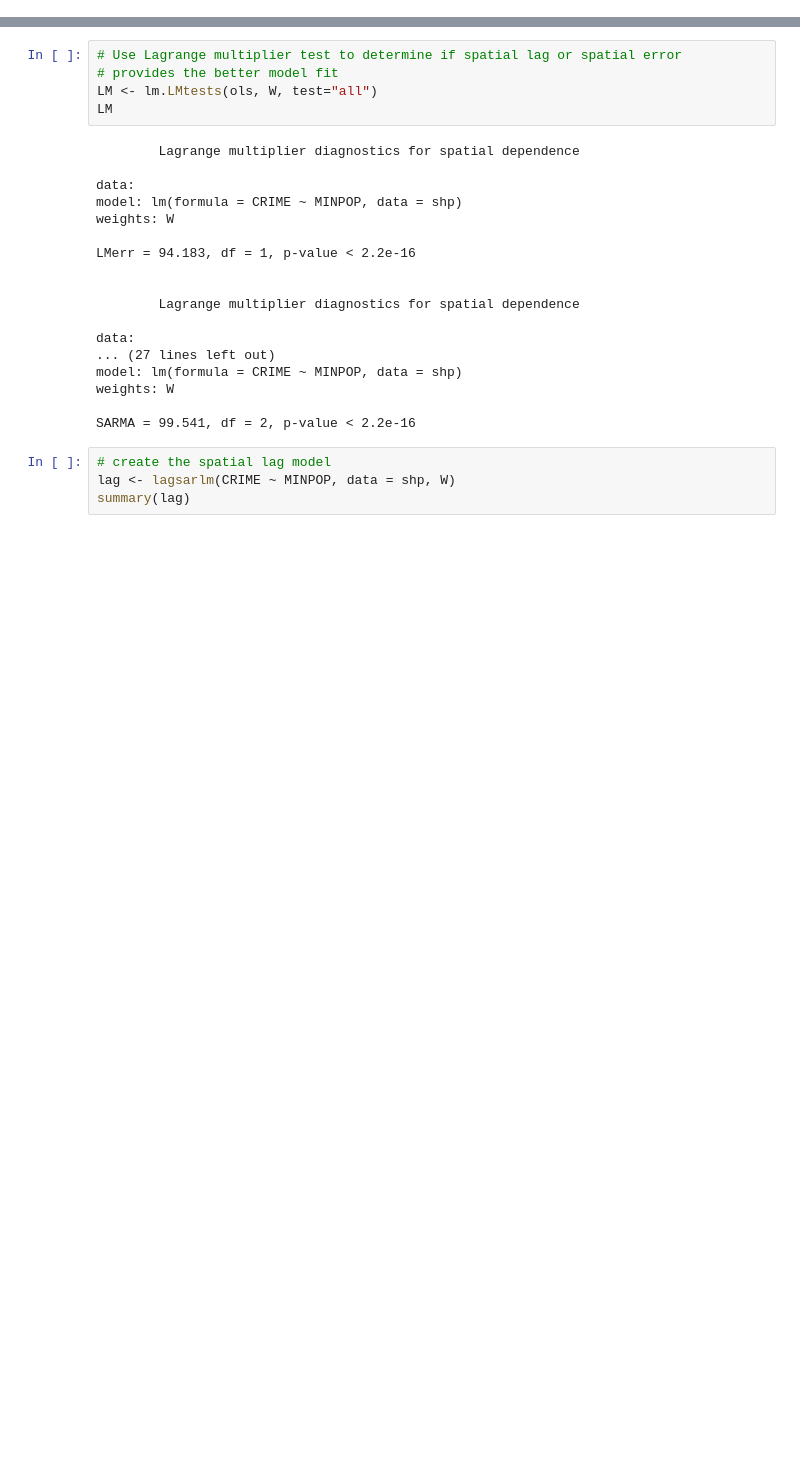
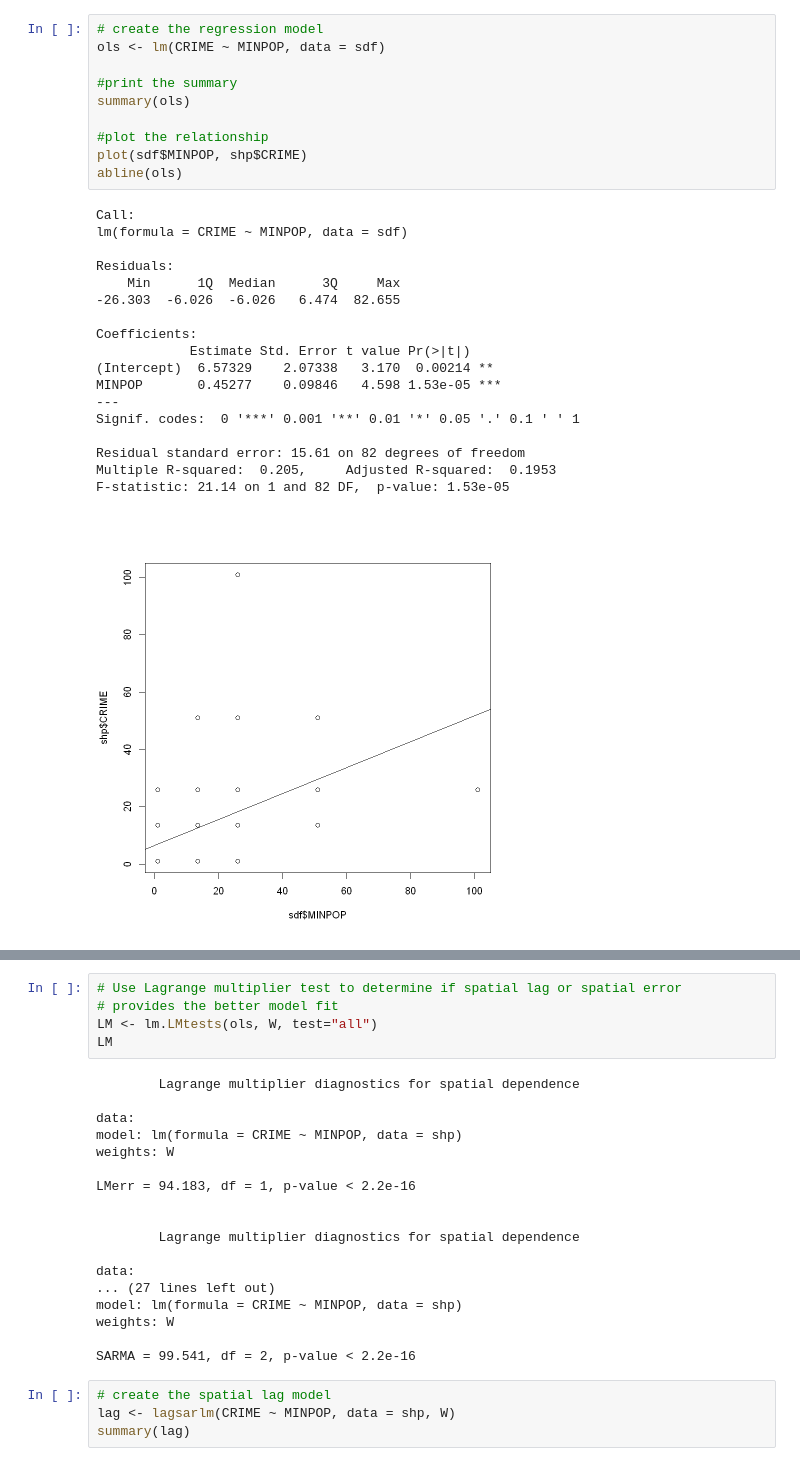
Before and after one commit to travisormsby/day_of_data, a Jupyter notebook: Autocorrelation.ipynb, the cells around one changed output, grey strips where cells are left out. Cells and saved outputs as stored; diff of their text form; blank space fills up the shorter version.

```diff
--- a/Autocorrelation.ipynb
+++ b/Autocorrelation.ipynb
@@ -98,0 +84,29 @@ Data attributes:
+# %%
+# create the regression model
+ols <- lm(CRIME ~ MINPOP, data = sdf)
+
+#print the summary
+summary(ols)
+
+#plot the relationship
+plot(sdf$MINPOP, shp$CRIME)
+abline(ols)
+# %% [output]
+Call:
+lm(formula = CRIME ~ MINPOP, data = sdf)
+
+Residuals:
+    Min      1Q  Median      3Q     Max
+-26.303  -6.026  -6.026   6.474  82.655
+
+Coefficients:
+            Estimate Std. Error t value Pr(>|t|)
+(Intercept)  6.57329    2.07338   3.170  0.00214 **
+MINPOP       0.45277    0.09846   4.598 1.53e-05 ***
+---
+Signif. codes:  0 '***' 0.001 '**' 0.01 '*' 0.05 '.' 0.1 ' ' 1
+
+Residual standard error: 15.61 on 82 degrees of freedom
+Multiple R-squared:  0.205,     Adjusted R-squared:  0.1953
+F-statistic: 21.14 on 1 and 82 DF,  p-value: 1.53e-05
+[figure, added]
```
Also changed, not shown: parts of 34 cells of this notebook.
